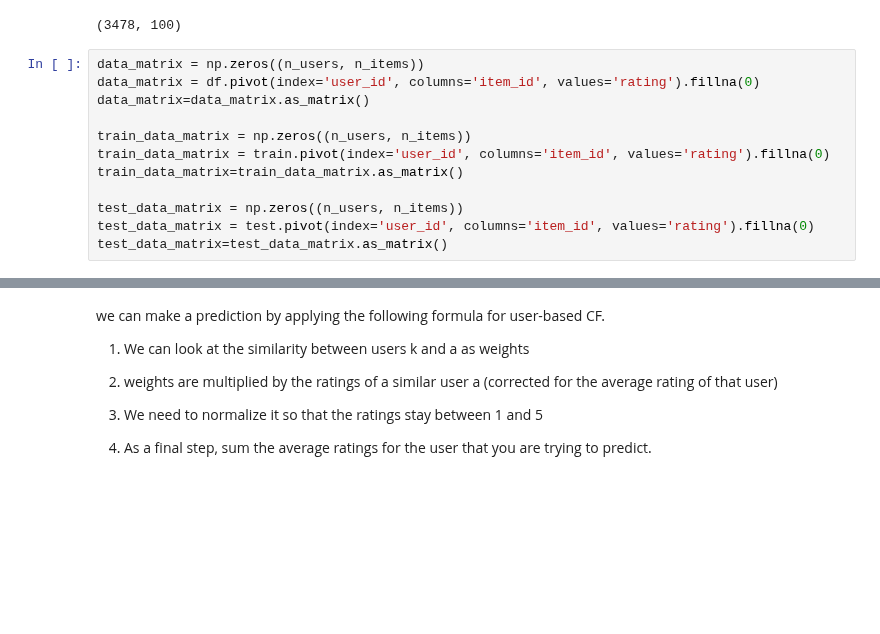
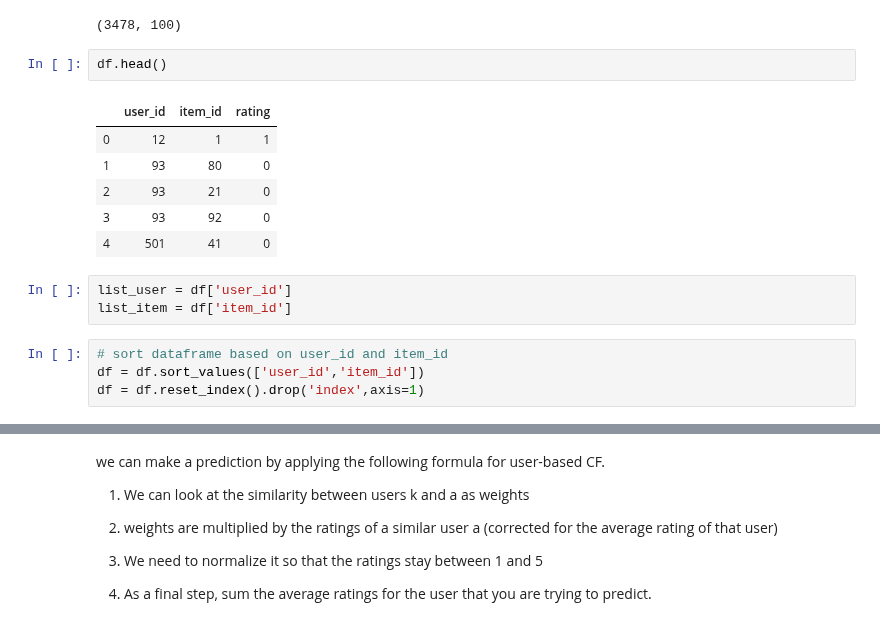
Before and after one commit to yasamanensafi/recommender_system, a Jupyter notebook: notebook/2.0-hotel-linear.ipynb, the cells around one changed output, grey strips where cells are left out. Drawn from its saved outputs; the diff is of its cells as text; blank space fills up the shorter version.

```diff
--- a/notebook/2.0-hotel-linear.ipynb
+++ b/notebook/2.0-hotel-linear.ipynb
@@ -153,15 +156,19 @@ n_items = df.item_id.unique().shape[0]
 n_users,n_items
 # %% [output]
 (3478, 100)
-# %%
-data_matrix = np.zeros((n_users, n_items))
-data_matrix = df.pivot(index='user_id', columns='item_id', values='rating').fillna(0)
-data_matrix=data_matrix.as_matrix()
-
-train_data_matrix = np.zeros((n_users, n_items))
-train_data_matrix = train.pivot(index='user_id', columns='item_id', values='rating').fillna(0)
-train_data_matrix=train_data_matrix.as_matrix()
-
-test_data_matrix = np.zeros((n_users, n_items))
-test_data_matrix = test.pivot(index='user_id', columns='item_id', values='rating').fillna(0)
-test_data_matrix=test_data_matrix.as_matrix()
+# %%
+df.head()
+# %% [output]
+|  | user_id | item_id | rating |
+| 0 | 12 | 1 | 1 |
+| 1 | 93 | 80 | 0 |
+| 2 | 93 | 21 | 0 |
+| 3 | 93 | 92 | 0 |
+| 4 | 501 | 41 | 0 |
+# %%
+list_user = df['user_id']
+list_item = df['item_id']
+# %%
+# sort dataframe based on user_id and item_id
+df = df.sort_values(['user_id','item_id'])
+df = df.reset_index().drop('index',axis=1)
```
Also changed, not shown: parts of 32 cells of this notebook.
